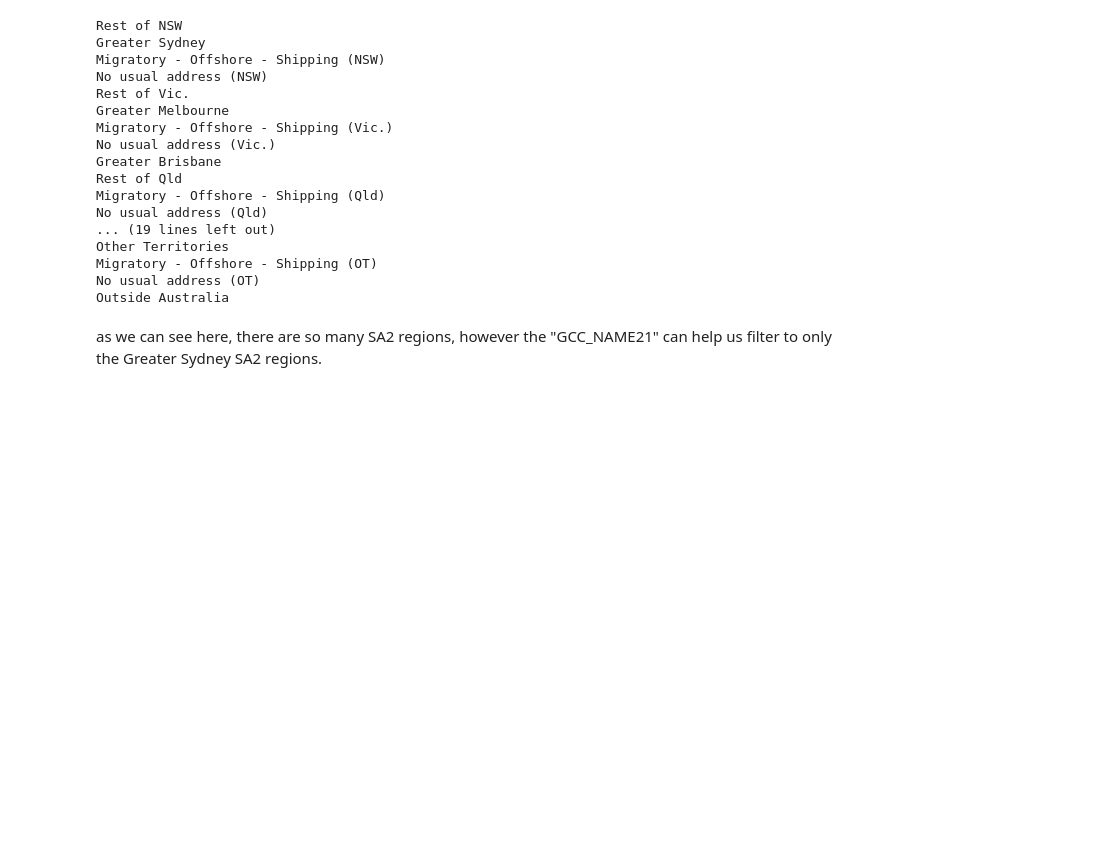
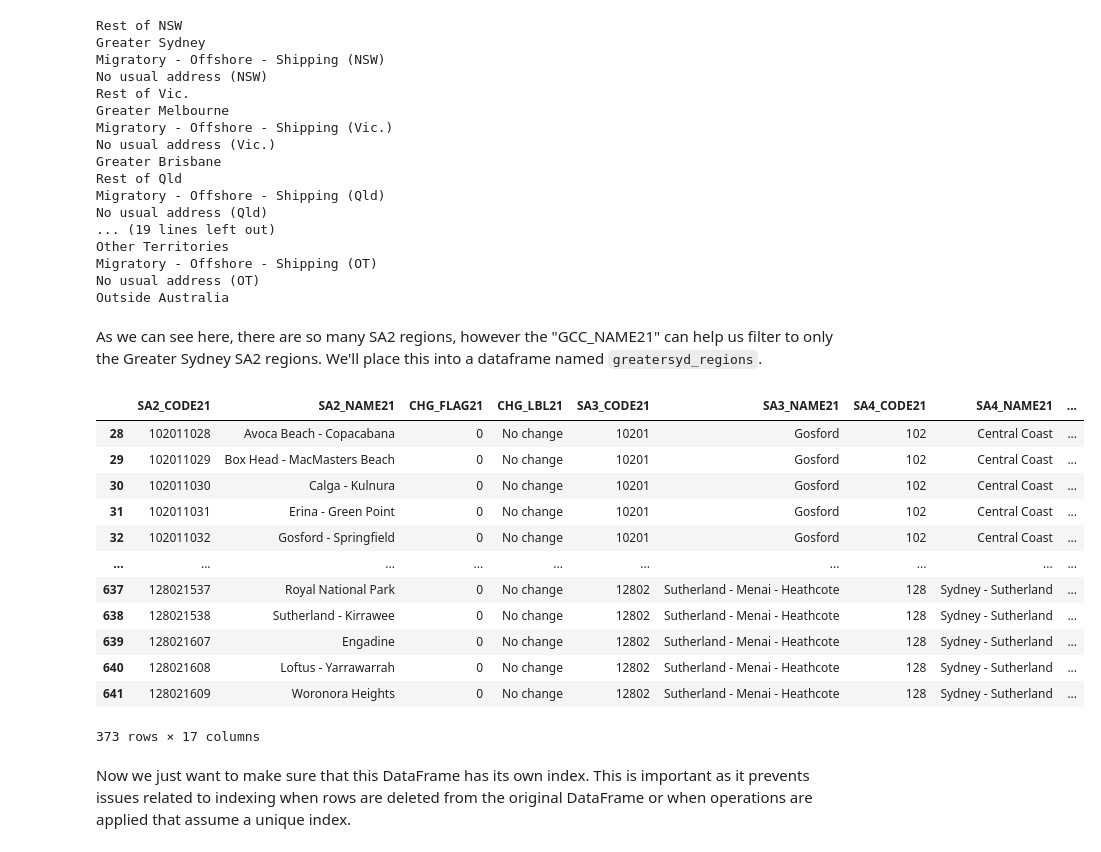
Before and after one commit to infernocadet/greater-sydney-analysis, a Jupyter notebook: Greater Sydney Analysis.ipynb, the cells around one changed output. Saved outputs shown, nothing was run; the diff lists cells and outputs as text; code cells hidden in the pictures; blank space fills up the shorter version.

Commit message:
data cleaning

```diff
--- a/Greater Sydney Analysis.ipynb
+++ b/Greater Sydney Analysis.ipynb
@@ -740,4 +945,23 @@ Migratory - Offshore - Shipping (OT)
 No usual address (OT)
 Outside Australia
 # %% [markdown]
-as we can see here, there are so many SA2 regions, however the "GCC_NAME21" can help us filter to only the Greater Sydney SA2 regions.
+As we can see here, there are so many SA2 regions, however the "GCC_NAME21" can help us filter to only the Greater Sydney SA2 regions. We'll place this into a dataframe named `greatersyd_regions`.
+# %%
+greatersyd_regions = sa2_regions[sa2_regions['GCC_NAME21'] == 'Greater Sydney']
+greatersyd_regions
+# %% [output]
+|  | SA2_CODE21 | SA2_NAME21 | CHG_FLAG21 | CHG_LBL21 | SA3_CODE21 | SA3_NAME21 | SA4_CODE21 | SA4_NAME21 | ... |
+| 28 | 102011028 | Avoca Beach - Copacabana | 0 | No change | 10201 | Gosford | 102 | Central Coast | ... |
+| 29 | 102011029 | Box Head - MacMasters Beach | 0 | No change | 10201 | Gosford | 102 | Central Coast | ... |
+| 30 | 102011030 | Calga - Kulnura | 0 | No change | 10201 | Gosford | 102 | Central Coast | ... |
+| 31 | 102011031 | Erina - Green Point | 0 | No change | 10201 | Gosford | 102 | Central Coast | ... |
+| 32 | 102011032 | Gosford - Springfield | 0 | No change | 10201 | Gosford | 102 | Central Coast | ... |
+| ... | ... | ... | ... | ... | ... | ... | ... | ... | ... |
+| 637 | 128021537 | Royal National Park | 0 | No change | 12802 | Sutherland - Menai - Heathcote | 128 | Sydney - Sutherland | ... |
+| 638 | 128021538 | Sutherland - Kirrawee | 0 | No change | 12802 | Sutherland - Menai - Heathcote | 128 | Sydney - Sutherland | ... |
+| 639 | 128021607 | Engadine | 0 | No change | 12802 | Sutherland - Menai - Heathcote | 128 | Sydney - Sutherland | ... |
+| 640 | 128021608 | Loftus - Yarrawarrah | 0 | No change | 12802 | Sutherland - Menai - Heathcote | 128 | Sydney - Sutherland | ... |
+| 641 | 128021609 | Woronora Heights | 0 | No change | 12802 | Sutherland - Menai - Heathcote | 128 | Sydney - Sutherland | ... |
+373 rows × 17 columns
+# %% [markdown]
+Now we just want to make sure that this DataFrame has its own index. This is important as it prevents issues related to indexing when rows are deleted from the original DataFrame or when operations are applied that assume a unique index.
```
Also changed, not shown: parts of 48 cells of this notebook.
